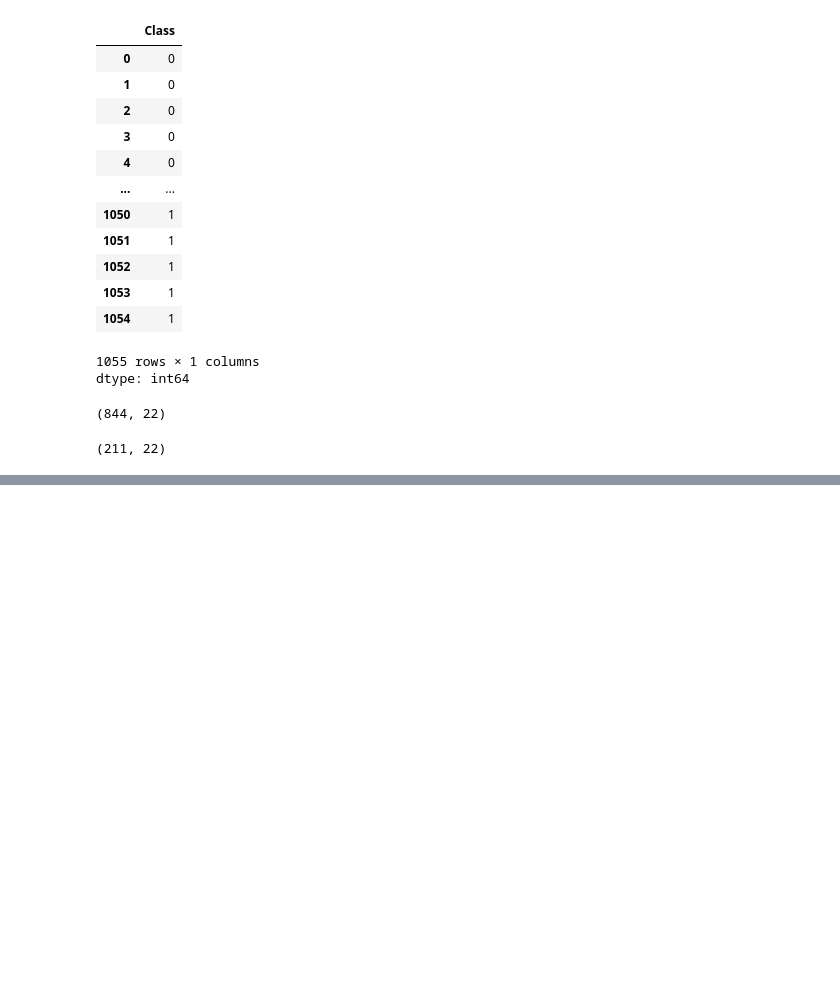
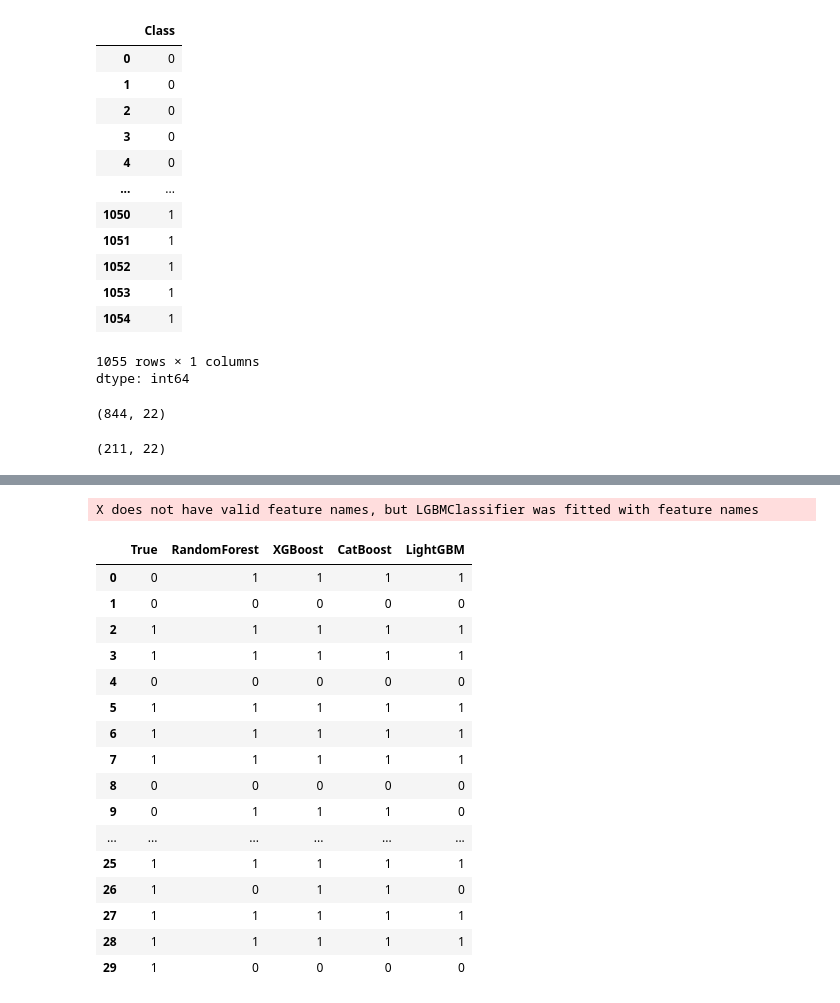
Before and after one commit to fehimecapar/Data-Science-For-Decision-Support, a Jupyter notebook: classification.ipynb, the cells around one changed output, grey strips where cells are left out. Saved outputs shown, nothing was run; the diff lists cells and outputs as text; code cells hidden in the pictures; blank space fills up the shorter version.

```diff
--- a/classification.ipynb
+++ b/classification.ipynb
@@ -161,0 +358,7 @@ import plotly.express as px
+# %%
+rows = []
+for name, grid in grids.items():
+    best = grid.best_estimator_
+    acc_train = accuracy_score(y_train, best.predict(X_train))
+    acc_test = accuracy_score(y_test, best.predict(X_test))
+    rows.append({"Model": name, "Train_Accuracy": acc_train, "Test_Accuracy": acc_test})
@@ -161,0 +376,19 @@ import plotly.express as px
+# %%
+# Confusion Matrix (Plotly)
+def plot_confusion_matrix(cm, labels=("NRB", "RB"), title="Confusion Matrix"):
+    fig = go.Figure(data=go.Heatmap(
+        z=cm,
+        x=labels,
+        y=labels,
+        colorscale="Blues",
+        text=cm,
+        texttemplate="%{text}"
+    ))
+    fig.update_layout(title=title, xaxis_title="Predicted", yaxis_title="True")
+    fig.show()
+# %%
+for name, grid in grids.items():
+    best = grid.best_estimator_
+    y_test_pred = best.predict(X_test)
+    cm = confusion_matrix(y_test, y_test_pred)
+    plot_confusion_matrix(cm, title=f"{name} - Confusion Matrix")
@@ -161,0 +401,28 @@ import plotly.express as px
+# %%
+# 5) Test seti için 5 kolonlu tahmin DF (True + her model)
+pred_cols = {"True": y_test.values}
+for name, grid in grids.items():
+    pred_cols[name] = grid.best_estimator_.predict(X_test)
+# %% [output]
+X does not have valid feature names, but LGBMClassifier was fitted with feature names
+# %%
+pred_df = pd.DataFrame(pred_cols, index=np.arange(len(y_test)))  # indeksler test gözlemleri sıra numarası
+pred_df.head(30)
+# %% [output]
+|  | True | RandomForest | XGBoost | CatBoost | LightGBM |
+| 0 | 0 | 1 | 1 | 1 | 1 |
+| 1 | 0 | 0 | 0 | 0 | 0 |
+| 2 | 1 | 1 | 1 | 1 | 1 |
+| 3 | 1 | 1 | 1 | 1 | 1 |
+| 4 | 0 | 0 | 0 | 0 | 0 |
+| 5 | 1 | 1 | 1 | 1 | 1 |
+| 6 | 1 | 1 | 1 | 1 | 1 |
+| 7 | 1 | 1 | 1 | 1 | 1 |
+| 8 | 0 | 0 | 0 | 0 | 0 |
+| 9 | 0 | 1 | 1 | 1 | 0 |
+| ... | ... | ... | ... | ... | ... |
+| 25 | 1 | 1 | 1 | 1 | 1 |
+| 26 | 1 | 0 | 1 | 1 | 0 |
+| 27 | 1 | 1 | 1 | 1 | 1 |
+| 28 | 1 | 1 | 1 | 1 | 1 |
+| 29 | 1 | 0 | 0 | 0 | 0 |
```
Also changed, not shown: parts of 38 cells of this notebook.
